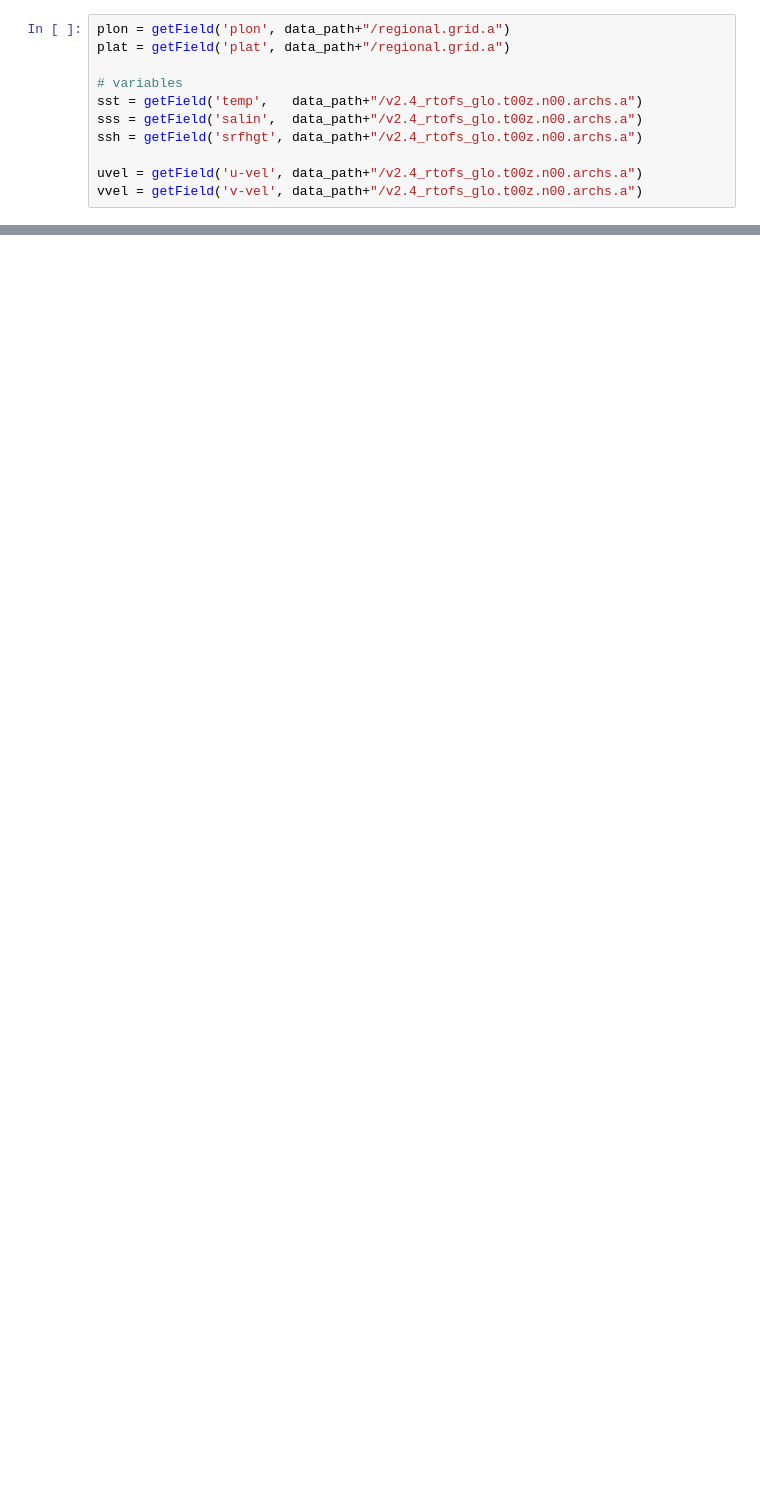
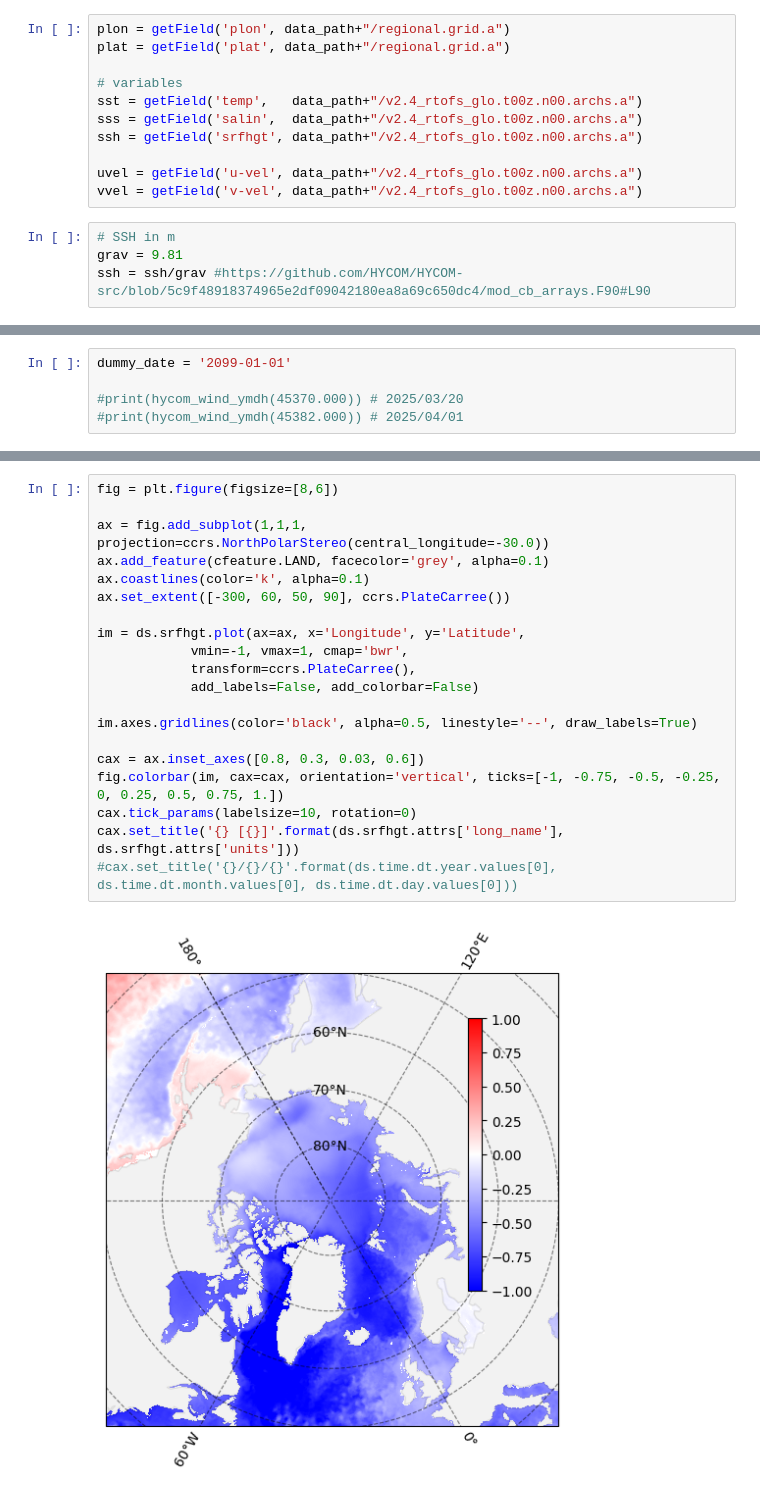
Before and after one commit to sanAkel/ufs_diurnal_diagnostics, a Jupyter notebook: RTOFS/binary_nc_converter/read_archive.ipynb, the cells around one changed output, grey strips where cells are left out. Cells and saved outputs as stored; diff of their text form; blank space fills up the shorter version.

Commit message:
All done, except time stamp that does not work- not sure why! Fix later.

```diff
--- a/RTOFS/binary_nc_converter/read_archive.ipynb
+++ b/RTOFS/binary_nc_converter/read_archive.ipynb
@@ -169,6 +227,10 @@ ssh = getField('srfhgt', data_path+"/v2.4_rtofs_glo.t00z.n00.archs.a")
 
 uvel = getField('u-vel', data_path+"/v2.4_rtofs_glo.t00z.n00.archs.a")
 vvel = getField('v-vel', data_path+"/v2.4_rtofs_glo.t00z.n00.archs.a")
+# %%
+# SSH in m
+grav = 9.81
+ssh = ssh/grav #https://github.com/HYCOM/HYCOM-src/blob/5c9f48918374965e2df09042180ea8a69c650dc4/mod_cb_arrays.F90#L90
 # %%
 plt.figure(figsize=(10,10))
 
@@ -187,0 +344,5 @@ plt.imshow( np.sqrt(uvel**2 + vvel**2), origin='lower'); plt.colorbar(shrink=0.4
+# %%
+dummy_date = '2099-01-01'
+
+#print(hycom_wind_ymdh(45370.000)) # 2025/03/20
+#print(hycom_wind_ymdh(45382.000)) # 2025/04/01
@@ -187,0 +399,22 @@ plt.imshow( np.sqrt(uvel**2 + vvel**2), origin='lower'); plt.colorbar(shrink=0.4
+# %%
+fig = plt.figure(figsize=[8,6])
+
+ax = fig.add_subplot(1,1,1, projection=ccrs.NorthPolarStereo(central_longitude=-30.0))
+ax.add_feature(cfeature.LAND, facecolor='grey', alpha=0.1)
+ax.coastlines(color='k', alpha=0.1)
+ax.set_extent([-300, 60, 50, 90], ccrs.PlateCarree())
+
+im = ds.srfhgt.plot(ax=ax, x='Longitude', y='Latitude',
+            vmin=-1, vmax=1, cmap='bwr',
+            transform=ccrs.PlateCarree(),
+            add_labels=False, add_colorbar=False)
+
+im.axes.gridlines(color='black', alpha=0.5, linestyle='--', draw_labels=True)
+
+cax = ax.inset_axes([0.8, 0.3, 0.03, 0.6])
+fig.colorbar(im, cax=cax, orientation='vertical', ticks=[-1, -0.75, -0.5, -0.25, 0, 0.25, 0.5, 0.75, 1.])
+cax.tick_params(labelsize=10, rotation=0)
+cax.set_title('{} [{}]'.format(ds.srfhgt.attrs['long_name'], ds.srfhgt.attrs['units']))
+#cax.set_title('{}/{}/{}'.format(ds.time.dt.year.values[0], ds.time.dt.month.values[0], ds.time.dt.day.values[0]))
+# %% [output]
+[figure, added]
```
Also changed, not shown: parts of 18 cells of this notebook.
